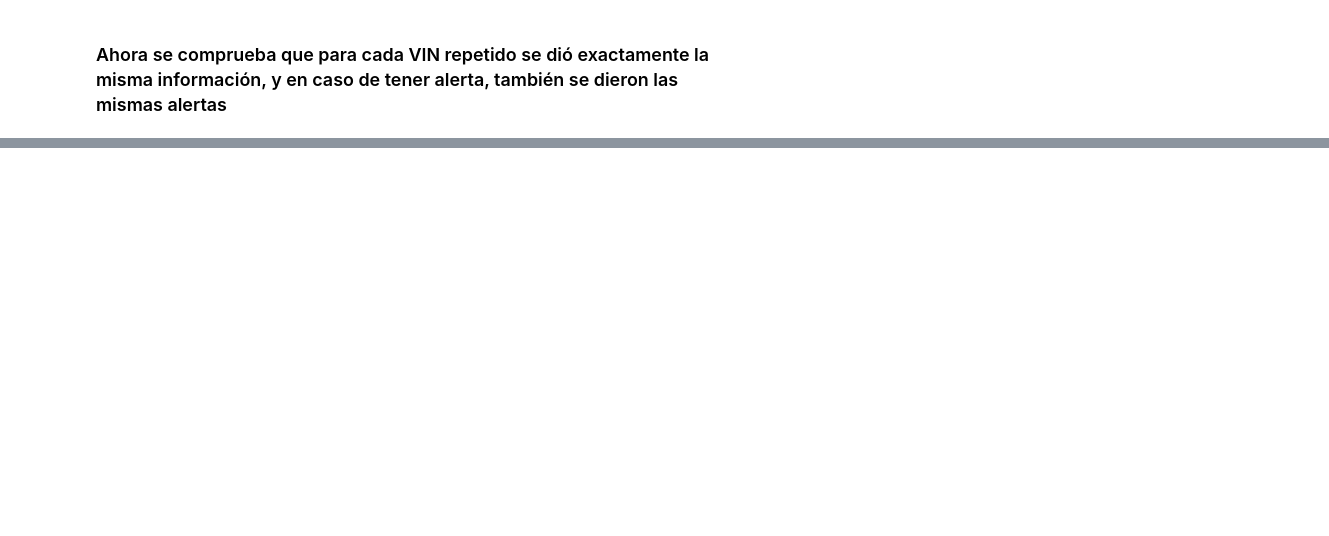
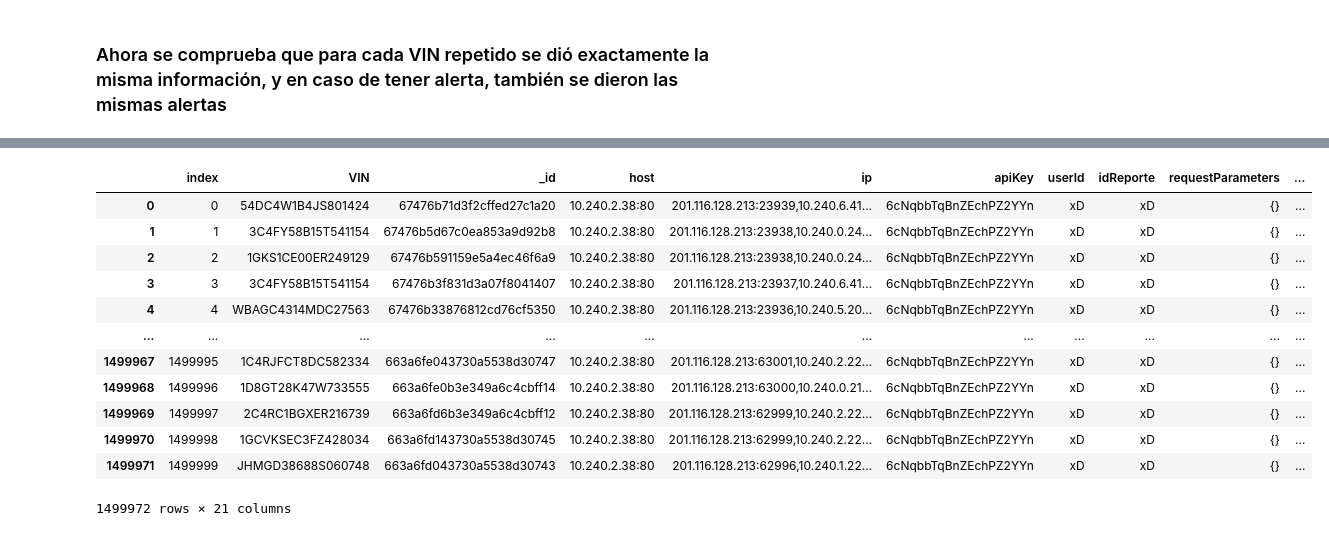
Before and after one commit to BranCF/microservices_consults, a Jupyter notebook: script1.ipynb, the cells around one changed output, grey strips where cells are left out. Drawn from its saved outputs; the diff is of its cells as text; code cells hidden in the pictures; blank space fills up the shorter version.

```diff
--- a/script1.ipynb
+++ b/script1.ipynb
@@ -410,4 +647,19 @@ print(prob_al_menos_uno_mayor_a_6**2)
 # %%
 #cutoff_date = pd.Timestamp('2024-11-18')
-df['responseTime'] = pd.to_datetime(df['responseTime'])
+df2 = df[(df['responseTime']!='xD')&(df['requestTime']!='xD')].reset_index()
+df2
 #df = df[df['responseTime']< cutoff_date]
+# %% [output]
+|  | index | VIN | _id | host | ip | apiKey | userId | idReporte | requestParameters | ... |
+| 0 | 0 | 54DC4W1B4JS801424 | 67476b71d3f2cffed27c1a20 | 10.240.2.38:80 | 201.116.128.213:23939,10.240.6.41... | 6cNqbbTqBnZEchPZ2YYn | xD | xD | {} | ... |
+| 1 | 1 | 3C4FY58B15T541154 | 67476b5d67c0ea853a9d92b8 | 10.240.2.38:80 | 201.116.128.213:23938,10.240.0.24... | 6cNqbbTqBnZEchPZ2YYn | xD | xD | {} | ... |
+| 2 | 2 | 1GKS1CE00ER249129 | 67476b591159e5a4ec46f6a9 | 10.240.2.38:80 | 201.116.128.213:23938,10.240.0.24... | 6cNqbbTqBnZEchPZ2YYn | xD | xD | {} | ... |
+| 3 | 3 | 3C4FY58B15T541154 | 67476b3f831d3a07f8041407 | 10.240.2.38:80 | 201.116.128.213:23937,10.240.6.41... | 6cNqbbTqBnZEchPZ2YYn | xD | xD | {} | ... |
+| 4 | 4 | WBAGC4314MDC27563 | 67476b33876812cd76cf5350 | 10.240.2.38:80 | 201.116.128.213:23936,10.240.5.20... | 6cNqbbTqBnZEchPZ2YYn | xD | xD | {} | ... |
+| ... | ... | ... | ... | ... | ... | ... | ... | ... | ... | ... |
+| 1499967 | 1499995 | 1C4RJFCT8DC582334 | 663a6fe043730a5538d30747 | 10.240.2.38:80 | 201.116.128.213:63001,10.240.2.22... | 6cNqbbTqBnZEchPZ2YYn | xD | xD | {} | ... |
+| 1499968 | 1499996 | 1D8GT28K47W733555 | 663a6fe0b3e349a6c4cbff14 | 10.240.2.38:80 | 201.116.128.213:63000,10.240.0.21... | 6cNqbbTqBnZEchPZ2YYn | xD | xD | {} | ... |
+| 1499969 | 1499997 | 2C4RC1BGXER216739 | 663a6fd6b3e349a6c4cbff12 | 10.240.2.38:80 | 201.116.128.213:62999,10.240.2.22... | 6cNqbbTqBnZEchPZ2YYn | xD | xD | {} | ... |
+| 1499970 | 1499998 | 1GCVKSEC3FZ428034 | 663a6fd143730a5538d30745 | 10.240.2.38:80 | 201.116.128.213:62999,10.240.2.22... | 6cNqbbTqBnZEchPZ2YYn | xD | xD | {} | ... |
+| 1499971 | 1499999 | JHMGD38688S060748 | 663a6fd043730a5538d30743 | 10.240.2.38:80 | 201.116.128.213:62996,10.240.1.22... | 6cNqbbTqBnZEchPZ2YYn | xD | xD | {} | ... |
+1499972 rows × 21 columns
```
Also changed, not shown: parts of 55 cells of this notebook, 15 other files.
